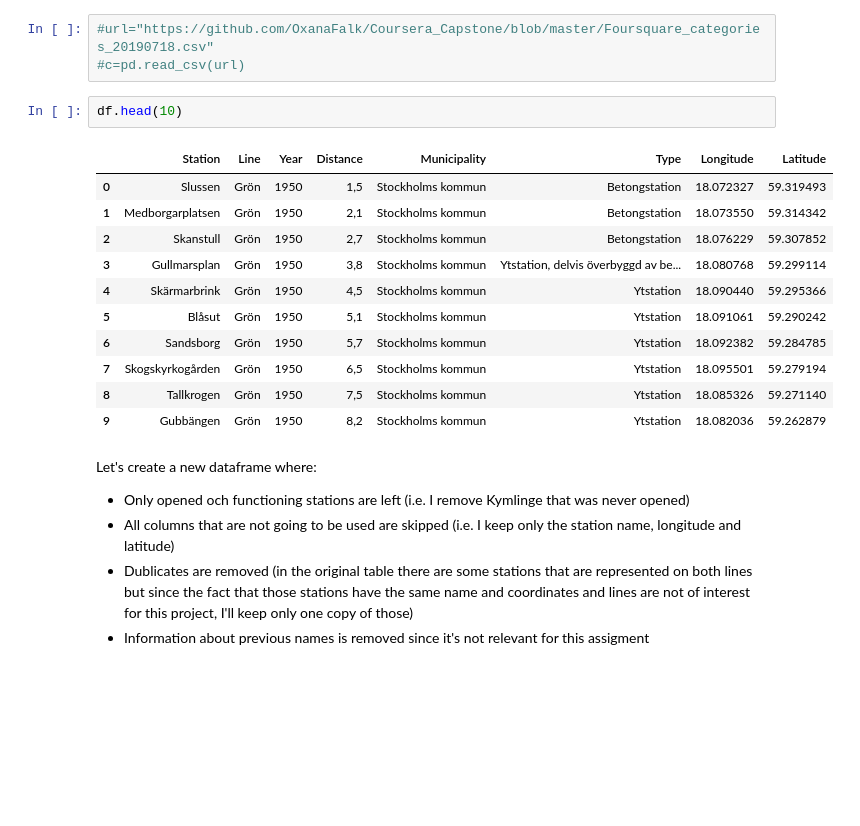
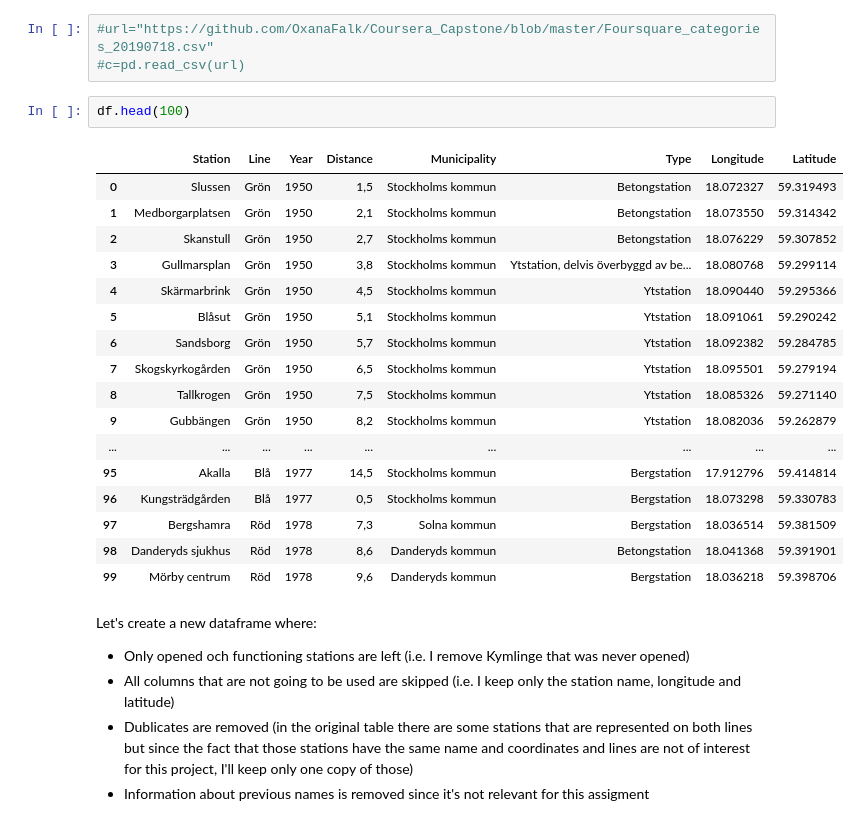
Before and after one commit to OxanaFalk/Coursera_Capstone, a Jupyter notebook: Notebook_Final_assigment_Capstone_Project_Oxana_Falk.ipynb, the cells around one changed output. Cells and saved outputs as stored; diff of their text form; blank space fills up the shorter version.

```diff
--- a/Notebook_Final_assigment_Capstone_Project_Oxana_Falk.ipynb
+++ b/Notebook_Final_assigment_Capstone_Project_Oxana_Falk.ipynb
@@ -92,19 +90,25 @@ TypeError: object of type 'Response' has no len()
 #url="https://github.com/OxanaFalk/Coursera_Capstone/blob/master/Foursquare_categories_20190718.csv"
 #c=pd.read_csv(url)
 # %%
-df.head(10)
+df.head(100)
 # %% [output]
 |  | Station | Line | Year | Distance | Municipality | Type | Longitude | Latitude |
 | 0 | Slussen | Grön | 1950 | 1,5 | Stockholms kommun | Betongstation | 18.072327 | 59.319493 |
 | 1 | Medborgarplatsen | Grön | 1950 | 2,1 | Stockholms kommun | Betongstation | 18.073550 | 59.314342 |
 | 2 | Skanstull | Grön | 1950 | 2,7 | Stockholms kommun | Betongstation | 18.076229 | 59.307852 |
 | 3 | Gullmarsplan | Grön | 1950 | 3,8 | Stockholms kommun | Ytstation, delvis överbyggd av be... | 18.080768 | 59.299114 |
 | 4 | Skärmarbrink | Grön | 1950 | 4,5 | Stockholms kommun | Ytstation | 18.090440 | 59.295366 |
 | 5 | Blåsut | Grön | 1950 | 5,1 | Stockholms kommun | Ytstation | 18.091061 | 59.290242 |
 | 6 | Sandsborg | Grön | 1950 | 5,7 | Stockholms kommun | Ytstation | 18.092382 | 59.284785 |
 | 7 | Skogskyrkogården | Grön | 1950 | 6,5 | Stockholms kommun | Ytstation | 18.095501 | 59.279194 |
 | 8 | Tallkrogen | Grön | 1950 | 7,5 | Stockholms kommun | Ytstation | 18.085326 | 59.271140 |
 | 9 | Gubbängen | Grön | 1950 | 8,2 | Stockholms kommun | Ytstation | 18.082036 | 59.262879 |
+| ... | ... | ... | ... | ... | ... | ... | ... | ... |
+| 95 | Akalla | Blå | 1977 | 14,5 | Stockholms kommun | Bergstation | 17.912796 | 59.414814 |
+| 96 | Kungsträdgården | Blå | 1977 | 0,5 | Stockholms kommun | Bergstation | 18.073298 | 59.330783 |
+| 97 | Bergshamra | Röd | 1978 | 7,3 | Solna kommun | Bergstation | 18.036514 | 59.381509 |
+| 98 | Danderyds sjukhus | Röd | 1978 | 8,6 | Danderyds kommun | Betongstation | 18.041368 | 59.391901 |
+| 99 | Mörby centrum | Röd | 1978 | 9,6 | Danderyds kommun | Bergstation | 18.036218 | 59.398706 |
 # %% [markdown]
 Let's create a new dataframe where:
 * Only opened och functioning stations are left (i.e. I remove Kymlinge that was never opened)
```
Also changed, not shown: parts of 15 cells of this notebook.
